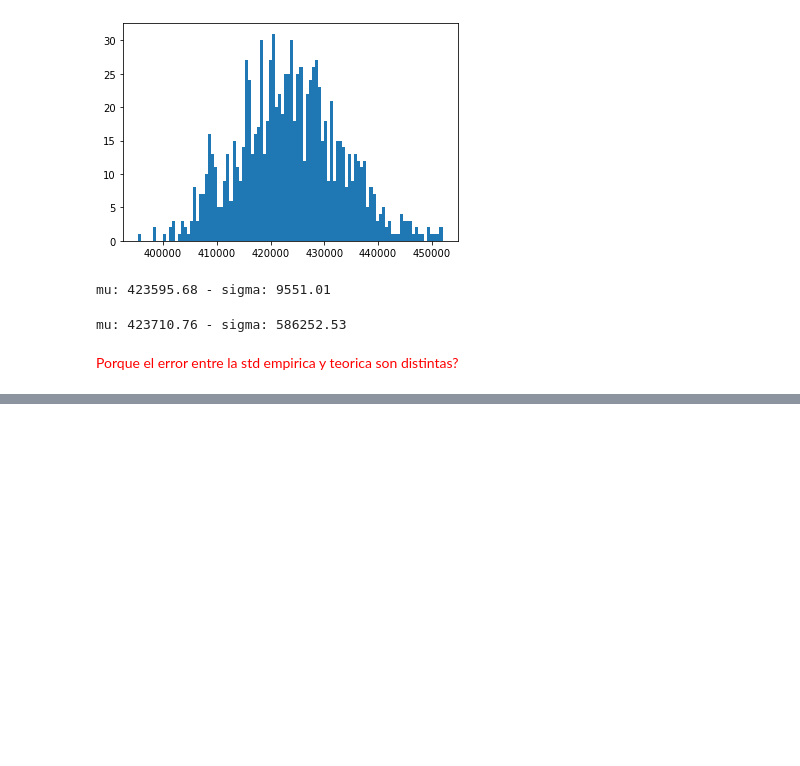
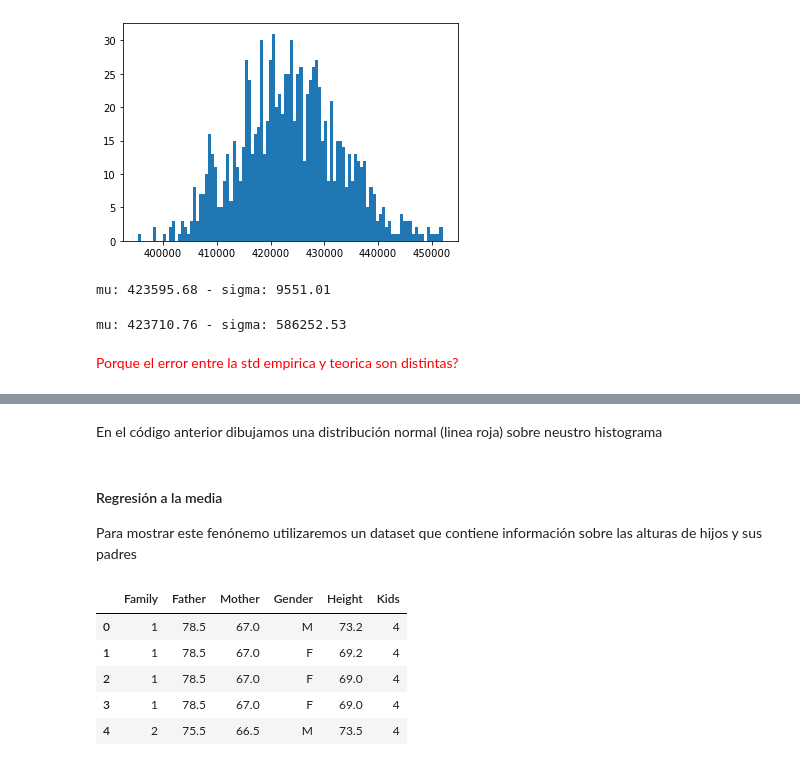
Before and after one commit to cridonoso/IntroToDataScience, a Jupyter notebook: 1-Probabilities/EstadisticaDescriptiva.ipynb, the cells around one changed output, grey strips where cells are left out. Drawn from its saved outputs; the diff is of its cells as text; code cells hidden in the pictures; blank space fills up the shorter version.

Commit message:
Nueva introducción a python y ejemplo adicional para tle

```diff
--- a/1-Probabilities/EstadisticaDescriptiva.ipynb
+++ b/1-Probabilities/EstadisticaDescriptiva.ipynb
@@ -303,0 +372,16 @@ mu: 423710.76 - sigma: 586252.53
+# %% [markdown]
+En el código anterior dibujamos una distribución normal (linea roja) sobre neustro histograma
+# %% [markdown]
+#### Regresión a la media
+
+Para mostrar este fenónemo utilizaremos un dataset que contiene información sobre las alturas de hijos y sus padres
+# %%
+galton = pd.read_csv('http://www.randomservices.org/random/data/Galton.txt', sep='\t', header=0)
+galton.head()
+# %% [output]
+|  | Family | Father | Mother | Gender | Height | Kids |
+| 0 | 1 | 78.5 | 67.0 | M | 73.2 | 4 |
+| 1 | 1 | 78.5 | 67.0 | F | 69.2 | 4 |
+| 2 | 1 | 78.5 | 67.0 | F | 69.0 | 4 |
+| 3 | 1 | 78.5 | 67.0 | F | 69.0 | 4 |
+| 4 | 2 | 75.5 | 66.5 | M | 73.5 | 4 |
```
Also changed, not shown: parts of 23 cells of this notebook, 1 other file.
